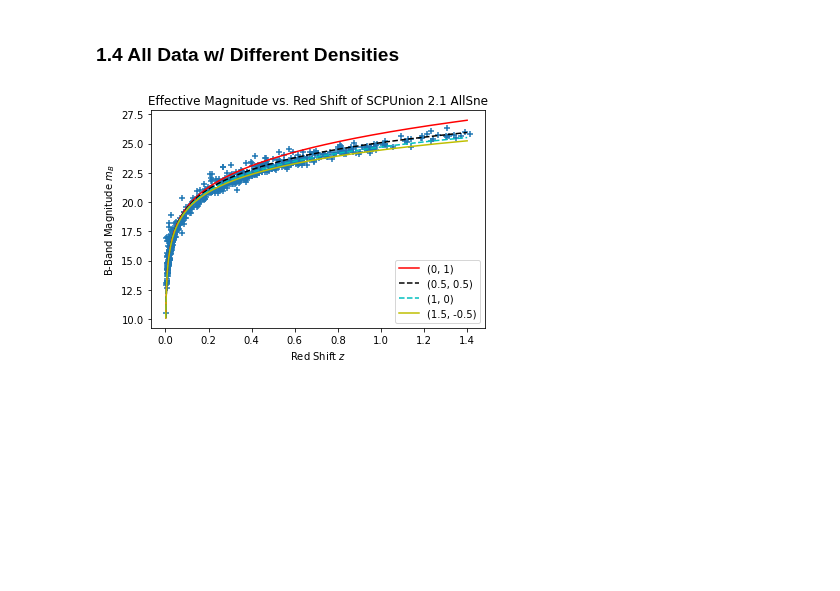
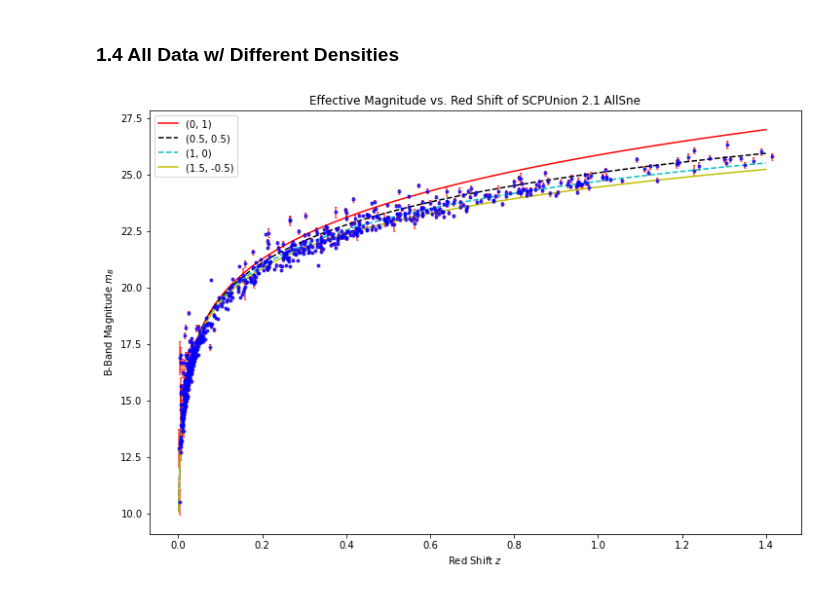
Before and after one commit to xli2522/expanding-universe, a Jupyter notebook: Expanding_Universe.ipynb, the cells around one changed output. Drawn from its saved outputs; the diff is of its cells as text; code cells hidden in the pictures; blank space fills up the shorter version.

Commit message:
Error bars

```diff
--- a/Expanding_Universe.ipynb
+++ b/Expanding_Universe.ipynb
@@ -35,13 +35,28 @@ Index(['Name', 'RedShift', 'B-Band Magnitude', 'Stretch', 'Color',
 [714 rows x 9 columns]
 # %%
 magB = data['B-Band Magnitude'].values.tolist()
+magB_error = data['B-Band Magnitude'].str.extract('.*\((.*)\).*').values.tolist()
+
+# get magB error bar
+magB_errorbar = []
+for i in magB_error:
+    try:
+        magB_errorbar.append(float(i[0]))
+    except:
+        magB_errorbar.append(0)
+
+# get magB
 magB_exact = []
 for i in magB:
     exact = re.sub(r"\([^()]*\)", "", i)
     try:
         magB_exact.append(float(exact))
+        #magB_errorbar.append(float(error_bar))
     except:
         magB_exact.append(0)
+        magB_error.append(0)
+
+# get red shift
 redShift = data['RedShift'].values.tolist()
 redShift_exact = []
 for i in redShift:
@@ -236,32 +251,35 @@ def luminosityB(z, M_c, omegaM, omegaD):
 # %%
 # Here we go through the least-square fitting with fixed energy densities to generate fitting statistics report
 z_continuous = np.linspace(0, 1.4, 1000)                  # the range of red shift z [0, 1.4]
 
 # Case (0, 1)
 result_01 = luminosityB(z_continuous, -18.02, 0, 1)
 
 # Case (0.5, 0.5)
 result_55 = luminosityB(z_continuous, -18.02, 0.5, 0.5)
 
 # Case (1, 0)
 result_10 = luminosityB(z_continuous, -18.02, 1, 0)
 
 # Case (1.5, -0.5)
 result_15 = luminosityB(z_continuous, -18.02, 1.5, -0.5)
 
-plt.scatter(redShift_float, magB_float, marker='+')       # original red shift data
+fig = plt.gcf()
+fig.set_size_inches(12, 8)
+plt.errorbar(redShift_float, magB_float, yerr=magB_errorbar,
+                      capsize=1, ms=3, fmt='bo', ecolor='r',
+                            barsabove=False,alpha=0.7)                   # original red shift data w/ error bar
+#plt.scatter(redShift_float, magB_float, marker='o', c='b', s=4, )       # original red shift data
 
 plt.plot(z_continuous, result_01, 'r', label='(0, 1)')
 plt.plot(z_continuous, result_55, 'k--', label='(0.5, 0.5)')
 plt.plot(z_continuous, result_10, 'c--', label='(1, 0)')
 plt.plot(z_continuous, result_15, 'y', label='(1.5, -0.5)')
 
 plt.xlabel(r'Red Shift $z$')
 plt.ylabel(r'B-Band Magnitude $m_B$')
 plt.title('Effective Magnitude vs. Red Shift of SCPUnion 2.1 AllSne')
 plt.legend()
 plt.show()
-
-#report_fit(result_fit)
 # %% [output]
-[figure, old version]
+[figure, new version]
```
